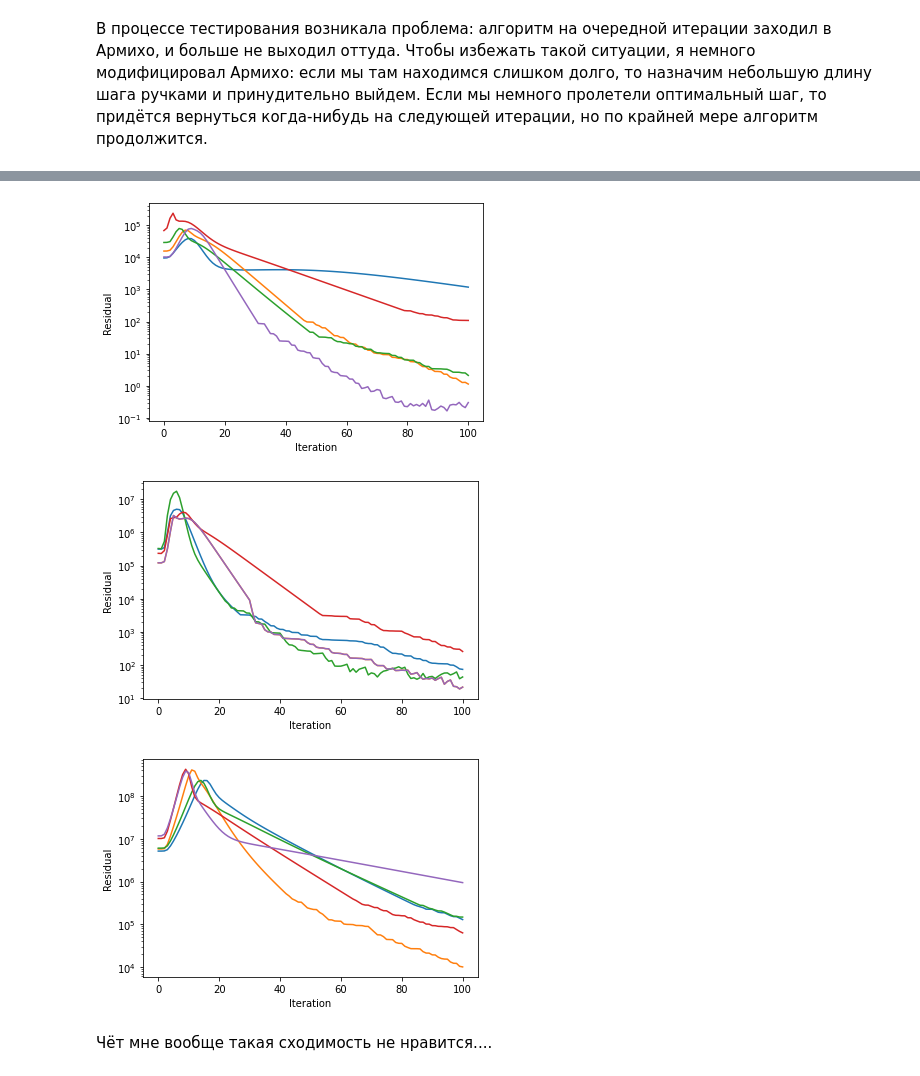
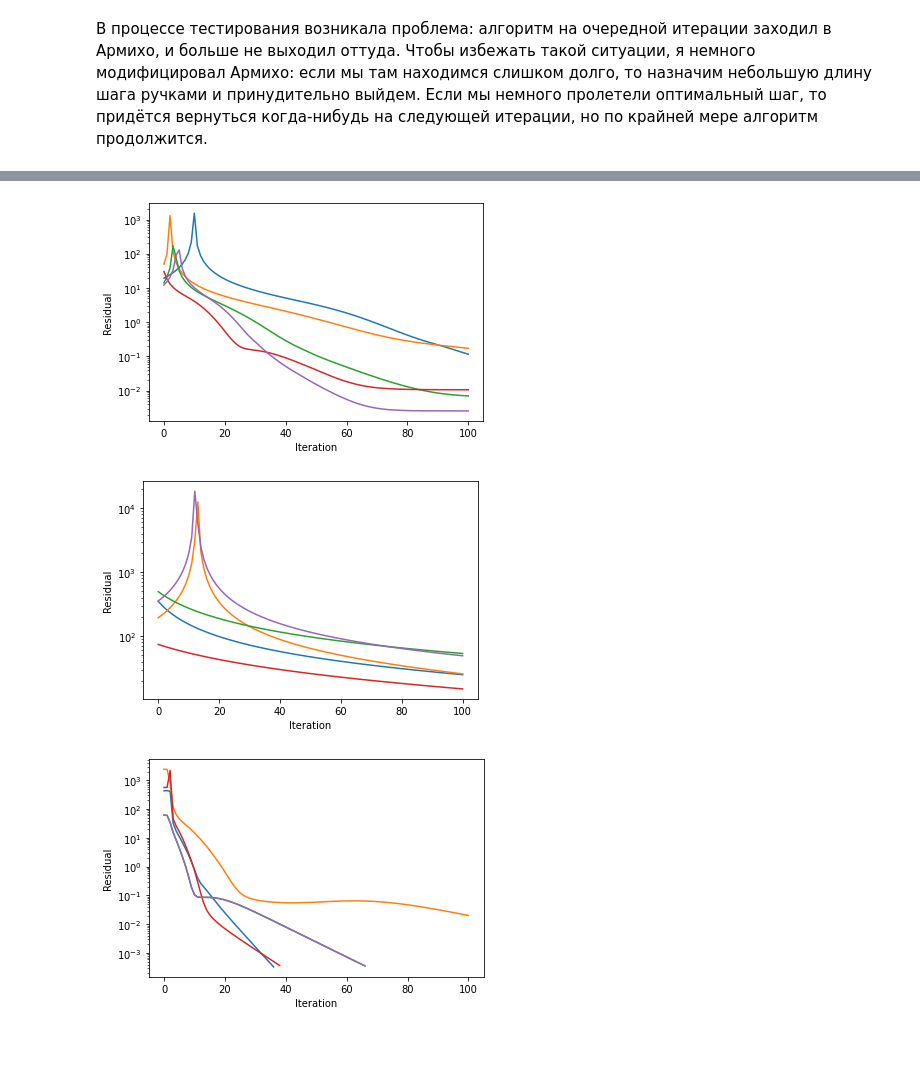
Before and after one commit to johanDDC/RiemannianOptimizationTT, a Jupyter notebook: partial_evp/main.ipynb, the cells around one changed output, grey strips where cells are left out. Cells and saved outputs as stored; diff of their text form; code cells hidden in the pictures; blank space fills up the shorter version.

Commit message:
Fix rank

```diff
--- a/partial_evp/main.ipynb
+++ b/partial_evp/main.ipynb
@@ -98,7 +98,7 @@ def armijo_backtracking(init, grad, mul, beta, func, x):
 принудительно выйдем. Если мы немного пролетели оптимальный шаг, то придётся вернуться
 когда-нибудь на следующей итерации, но по крайней мере алгоритм продолжится.
 # %%
-def riemanGD(A, init, tol, max_iter = None, debug = False):
+def riemanGD(A, init, tol, rk, max_iter = None, debug = False):
     rayleigh = make_rayleigh(A)
     rieman_grad = ttax.autodiff.grad(rayleigh)
     x = ttax.orthogonalize(init)
@@ -108,7 +108,7 @@ def riemanGD(A, init, tol, max_iter = None, debug = False):
         print("№\tresidual")
     while residual(A, x, rayleigh(x)) > tol:
         rieman_x = ttax.orthogonalize(rieman_grad(x))
-        x = armijo_backtracking(2, rieman_x, 1E-4, 0.8, rayleigh, x)
+        x = armijo_backtracking(2, rieman_x, rk, 1E-4, 0.8, rayleigh, x)
         iters += 1
         residuals.append(residual(A, x, rayleigh(x)))
         if debug == True:
@@ -130,10 +130,10 @@ I3 = jnp.array(core2)
 eye = ttax.base_class.TT(
     [core1,core2, core3, core4]
 )
-
-t = ttax.random.tensor(jax.random.PRNGKey(42),(4,4))
+rank = 2
+t = ttax.random.tensor(jax.random.PRNGKey(42),(4,4), tt_rank=rank)
 print("Toy test --- identity tensor")
-v, rs = riemanGD(lambda x: TT_matmul(get_operator_from_tt(eye), x), t, 4E-4, 40, True)
+v, rs = riemanGD(lambda x: TT_matmul(get_operator_from_tt(eye), x), t, 4E-4, rank, 40, True)
 # %% [output]
 Toy test --- identity tensor
 №       residual
@@ -168,8 +167,8 @@ for i in range(n):
     A_op = get_operator_from_tt(A)
     AT = transpose_operator(A_op)
     sym = lambda x: TT_matmul(A_op, x) + TT_matmul(AT, x)
-    t = ttax.random.tensor(jax.random.PRNGKey(42), modes_t)
-    v, rs = riemanGD(sym, t, 4E-4, 100)
+    t = ttax.random.tensor(jax.random.PRNGKey(42), modes_t, tt_rank=rank)
+    v, rs = riemanGD(sym, t, 4E-4, rank, 100)
     graphs.append(plt.plot(rs))
 
 plt.xlabel("Iteration")
@@ -177,7 +176,7 @@ plt.ylabel("Residual")
 plt.semilogy()
 plt.show(graphs)
 # %% [output]
-[figure, old version]
+[figure, new version]
 # %%
 n = 5
 graphs = []
@@ -189,8 +188,8 @@ for i in range(n):
     A_op = get_operator_from_tt(A)
     AT = transpose_operator(A_op)
     sym = lambda x: TT_matmul(A_op, x) + TT_matmul(AT, x)
-    t = ttax.random.tensor(jax.random.PRNGKey(42), modes_t)
-    v, rs = riemanGD(sym, t, 4E-4, 100)
+    t = ttax.random.tensor(jax.random.PRNGKey(42), modes_t, tt_rank=rank)
+    v, rs = riemanGD(sym, t, 4E-4, rank, 100)
     graphs.append(plt.plot(rs))
 
 plt.xlabel("Iteration")
@@ -198,27 +197,25 @@ plt.ylabel("Residual")
 plt.semilogy()
 plt.show(graphs)
 # %% [output]
-[figure, old version]
+[figure, new version]
 # %%
 n = 5
 graphs = []
 rank = 20
 for i in range(n):
     modes_op = [rank] * 8
     modes_t = [rank] * 4
     A = ttax.random.tensor(jax.random.PRNGKey(random.randint(1, 100)), modes_op)
     A_op = get_operator_from_tt(A)
     AT = transpose_operator(A_op)
     sym = lambda x: TT_matmul(A_op, x) + TT_matmul(AT, x)
     t = ttax.random.tensor(jax.random.PRNGKey(42), modes_t)
-    v, rs = riemanGD(sym, t, 4E-4, 100)
+    v, rs = riemanGD(sym, t, 4E-4, rank, 100)
     graphs.append(plt.plot(rs))
 
 plt.xlabel("Iteration")
 plt.ylabel("Residual")
 plt.semilogy()
 plt.show(graphs)
 # %% [output]
-[figure, old version]
+[figure, new version]
-# %% [markdown]
-Чёт мне вообще такая сходимость не нравится....
```
Also changed, not shown: parts of 3 cells of this notebook.
